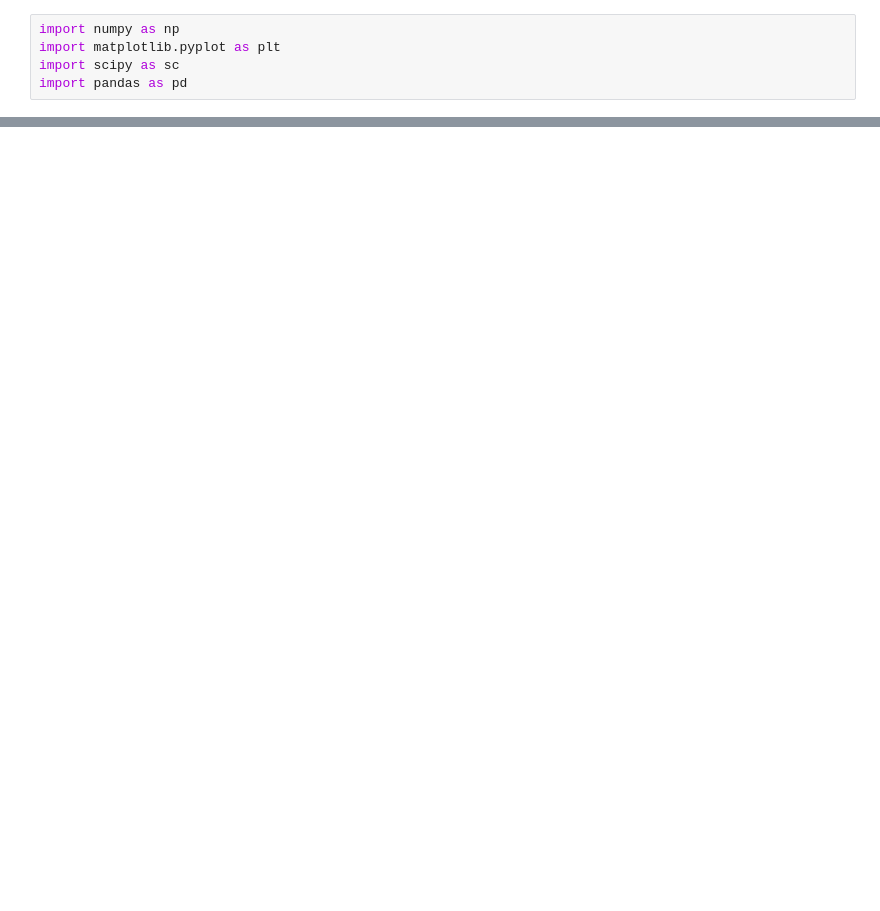
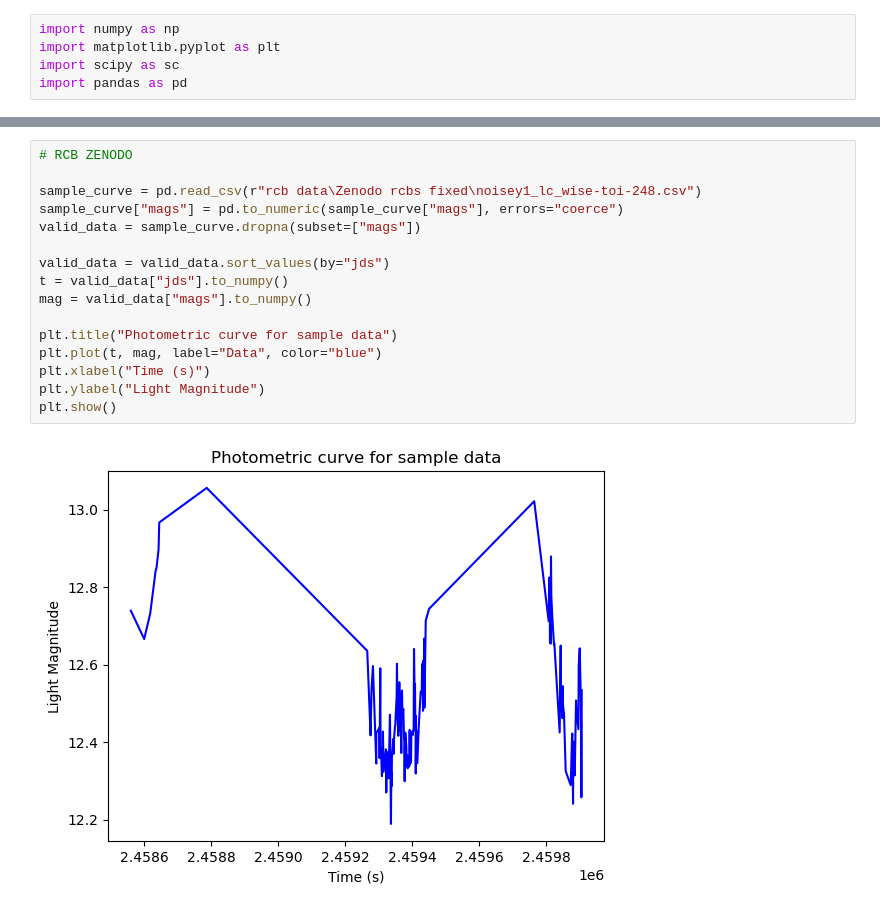
Before and after one commit to caitlinbegbie/CORONA, a Jupyter notebook: analysis.ipynb, the cells around one changed output, grey strips where cells are left out. Saved outputs shown, nothing was run; the diff lists cells and outputs as text; blank space fills up the shorter version.

```diff
--- a/analysis.ipynb
+++ b/analysis.ipynb
@@ -17,0 +41,18 @@ Text(0, 0.5, 'Light Magnitude')
+# %%
+# RCB ZENODO
+
+sample_curve = pd.read_csv(r"rcb data\Zenodo rcbs fixed\noisey1_lc_wise-toi-248.csv")
+sample_curve["mags"] = pd.to_numeric(sample_curve["mags"], errors="coerce")
+valid_data = sample_curve.dropna(subset=["mags"])
+
+valid_data = valid_data.sort_values(by="jds")
+t = valid_data["jds"].to_numpy()
+mag = valid_data["mags"].to_numpy()
+
+plt.title("Photometric curve for sample data")
+plt.plot(t, mag, label="Data", color="blue")
+plt.xlabel("Time (s)")
+plt.ylabel("Light Magnitude")
+plt.show()
+# %% [output]
+[figure, added]
```
Also changed, not shown: parts of 4 cells of this notebook, 4 other files.
